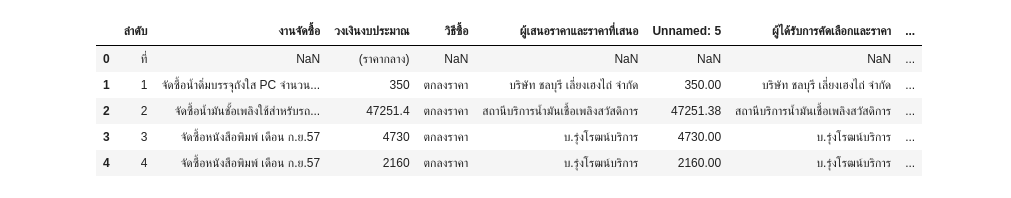
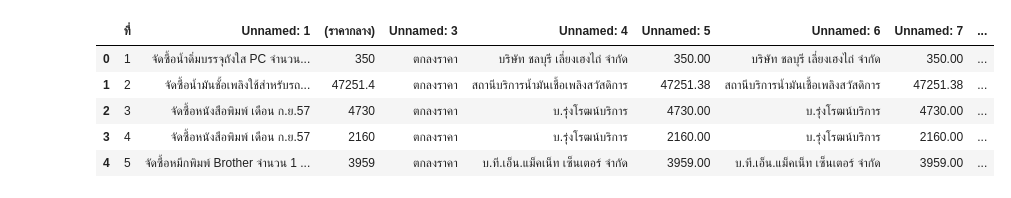
Before and after one commit to bebeam2942/data_viz, a Jupyter notebook: Quiz3.ipynb, the cells around one changed output. Cells and saved outputs as stored; diff of their text form; code cells hidden in the pictures.

```diff
--- a/Quiz3.ipynb
+++ b/Quiz3.ipynb
@@ -3,13 +3,13 @@
 # %%
 import pandas as pd
 # %%
-Q3 = pd.read_excel('/content/drive/MyDrive/dataviz_2021_data/-.57-.58-1.xls',sheet_name=0,skiprows=1,header=3 )
+Q3 = pd.read_excel('/content/drive/MyDrive/dataviz_2021_data/-.57-.58-1.xls',sheet_name=0,skiprows=1,header=4 )
 Q3.head()
 # %% [output]
-|  | ลำดับ | งานจัดซื้อ | วงเงินงบประมาณ | วิธีซื้อ | ผู้เสนอราคาและราคาที่เสนอ | Unnamed: 5 | ผู้ได้รับการคัดเลือกและราคา | ... |
-| 0 | ที่ | NaN | (ราคากลาง) | NaN | NaN | NaN | NaN | ... |
-| 1 | 1 | จัดซื้อน้ำดิ่มบรรจุถังใส PC จำนวน... | 350 | ตกลงราคา | บริษัท ชลบุรี เลี่ยงเฮงไถ่ จำกัด | 350.00 | บริษัท ชลบุรี เลี่ยงเฮงไถ่ จำกัด | ... |
-| 2 | 2 | จัดซื้อน้ำมันชั้อเพลิงใช้สำหรับรถ... | 47251.4 | ตกลงราคา | สถานีบริการน้ำมันเชื้อเพลิงสวัสดิการ | 47251.38 | สถานีบริการน้ำมันเชื้อเพลิงสวัสดิการ | ... |
-| 3 | 3 | จัดซื้อหนังสือพิมพ์ เดือน ก.ย.57 | 4730 | ตกลงราคา | บ.รุ่งโรฒน์บริการ | 4730.00 | บ.รุ่งโรฒน์บริการ | ... |
-| 4 | 4 | จัดซื้อหนังสือพิมพ์ เดือน ก.ย.57 | 2160 | ตกลงราคา | บ.รุ่งโรฒน์บริการ | 2160.00 | บ.รุ่งโรฒน์บริการ | ... |
+|  | ที่ | Unnamed: 1 | (ราคากลาง) | Unnamed: 3 | Unnamed: 4 | Unnamed: 5 | Unnamed: 6 | Unnamed: 7 | ... |
+| 0 | 1 | จัดซื้อน้ำดิ่มบรรจุถังใส PC จำนวน... | 350 | ตกลงราคา | บริษัท ชลบุรี เลี่ยงเฮงไถ่ จำกัด | 350.00 | บริษัท ชลบุรี เลี่ยงเฮงไถ่ จำกัด | 350.00 | ... |
+| 1 | 2 | จัดซื้อน้ำมันชั้อเพลิงใช้สำหรับรถ... | 47251.4 | ตกลงราคา | สถานีบริการน้ำมันเชื้อเพลิงสวัสดิการ | 47251.38 | สถานีบริการน้ำมันเชื้อเพลิงสวัสดิการ | 47251.38 | ... |
+| 2 | 3 | จัดซื้อหนังสือพิมพ์ เดือน ก.ย.57 | 4730 | ตกลงราคา | บ.รุ่งโรฒน์บริการ | 4730.00 | บ.รุ่งโรฒน์บริการ | 4730.00 | ... |
+| 3 | 4 | จัดซื้อหนังสือพิมพ์ เดือน ก.ย.57 | 2160 | ตกลงราคา | บ.รุ่งโรฒน์บริการ | 2160.00 | บ.รุ่งโรฒน์บริการ | 2160.00 | ... |
+| 4 | 5 | จัดซื้อหมึกพิมพ์ Brother จำนวน 1 ... | 3959 | ตกลงราคา | บ.ที.เอ็น.แม็คเน็ท เซ็นเตอร์ จำกัด | 3959.00 | บ.ที.เอ็น.แม็คเน็ท เซ็นเตอร์ จำกัด | 3959.00 | ... |
 # %%
```
Also changed, not shown: parts of 5 cells of this notebook.
